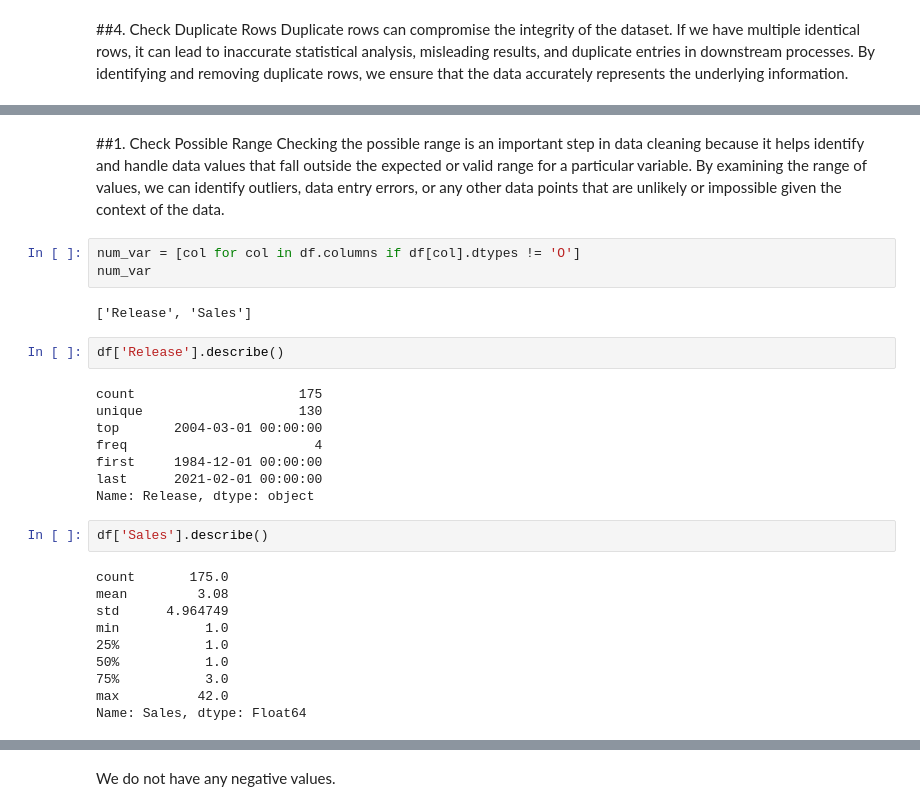
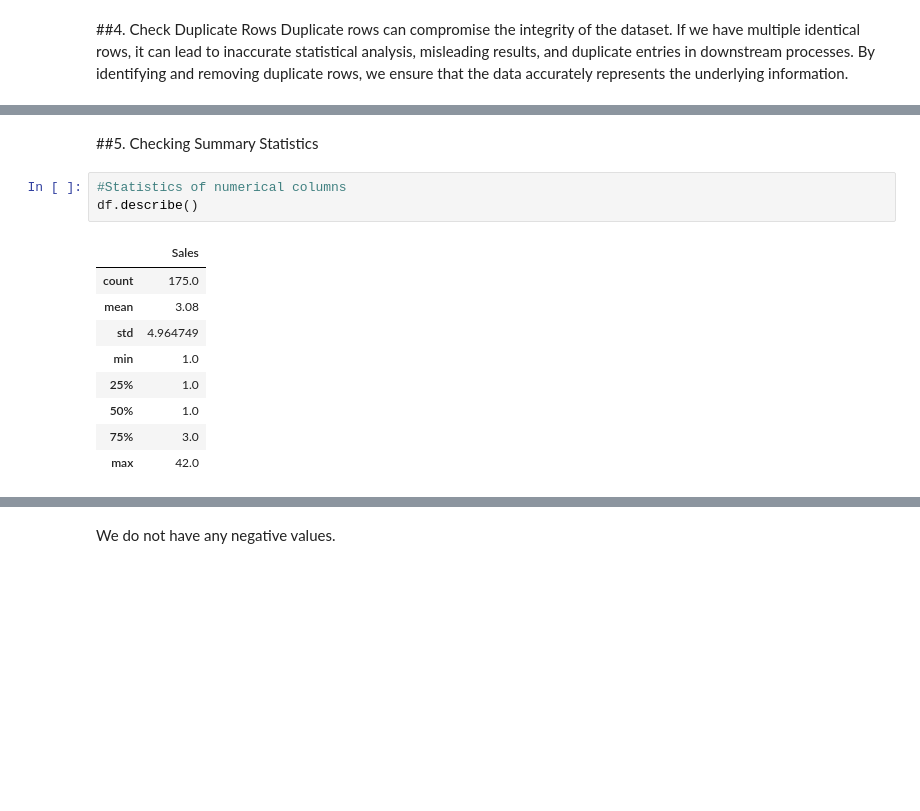
Before and after one commit to FatoniRahmat/Data-Analyst-in-Python, a Jupyter notebook: Game.ipynb, the cells around one changed output, grey strips where cells are left out. Drawn from its saved outputs; the diff is of its cells as text; blank space fills up the shorter version.

```diff
--- a/Game.ipynb
+++ b/Game.ipynb
@@ -122,30 +134,15 @@ No data duplicate 175 from 175 data
-# %% [markdown]
-##1. Check Possible Range
-Checking the possible range is an important step in data cleaning because it helps identify and handle data values that fall outside the expected or valid range for a particular variable. By examining the range of values, we can identify outliers, data entry errors, or any other data points that are unlikely or impossible given the context of the data.
-# %%
-num_var = [col for col in df.columns if df[col].dtypes != 'O']
-num_var
-# %% [output]
-['Release', 'Sales']
-# %%
-df['Release'].describe()
-# %% [output]
-count                     175
-unique                    130
-top       2004-03-01 00:00:00
-freq                        4
-first     1984-12-01 00:00:00
-last      2021-02-01 00:00:00
-Name: Release, dtype: object
-# %%
-df['Sales'].describe()
-# %% [output]
-count       175.0
-mean         3.08
-std      4.964749
-min           1.0
-25%           1.0
-50%           1.0
-75%           3.0
-max          42.0
-Name: Sales, dtype: Float64
+# %% [markdown]
+##5. Checking Summary Statistics
+# %%
+#Statistics of numerical columns
+df.describe()
+# %% [output]
+|  | Sales |
+| count | 175.0 |
+| mean | 3.08 |
+| std | 4.964749 |
+| min | 1.0 |
+| 25% | 1.0 |
+| 50% | 1.0 |
+| 75% | 3.0 |
+| max | 42.0 |
```
Also changed, not shown: parts of 22 cells of this notebook.
